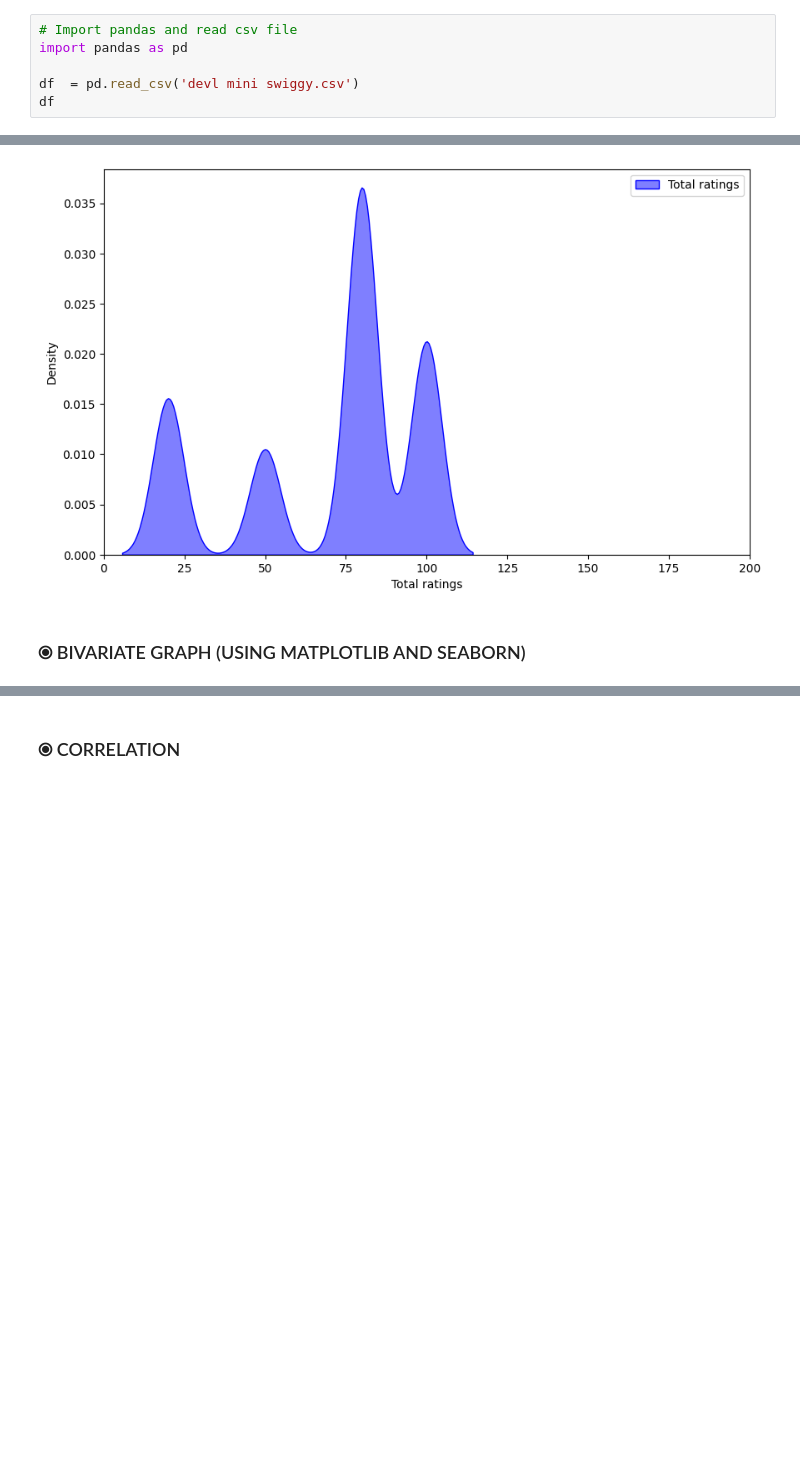
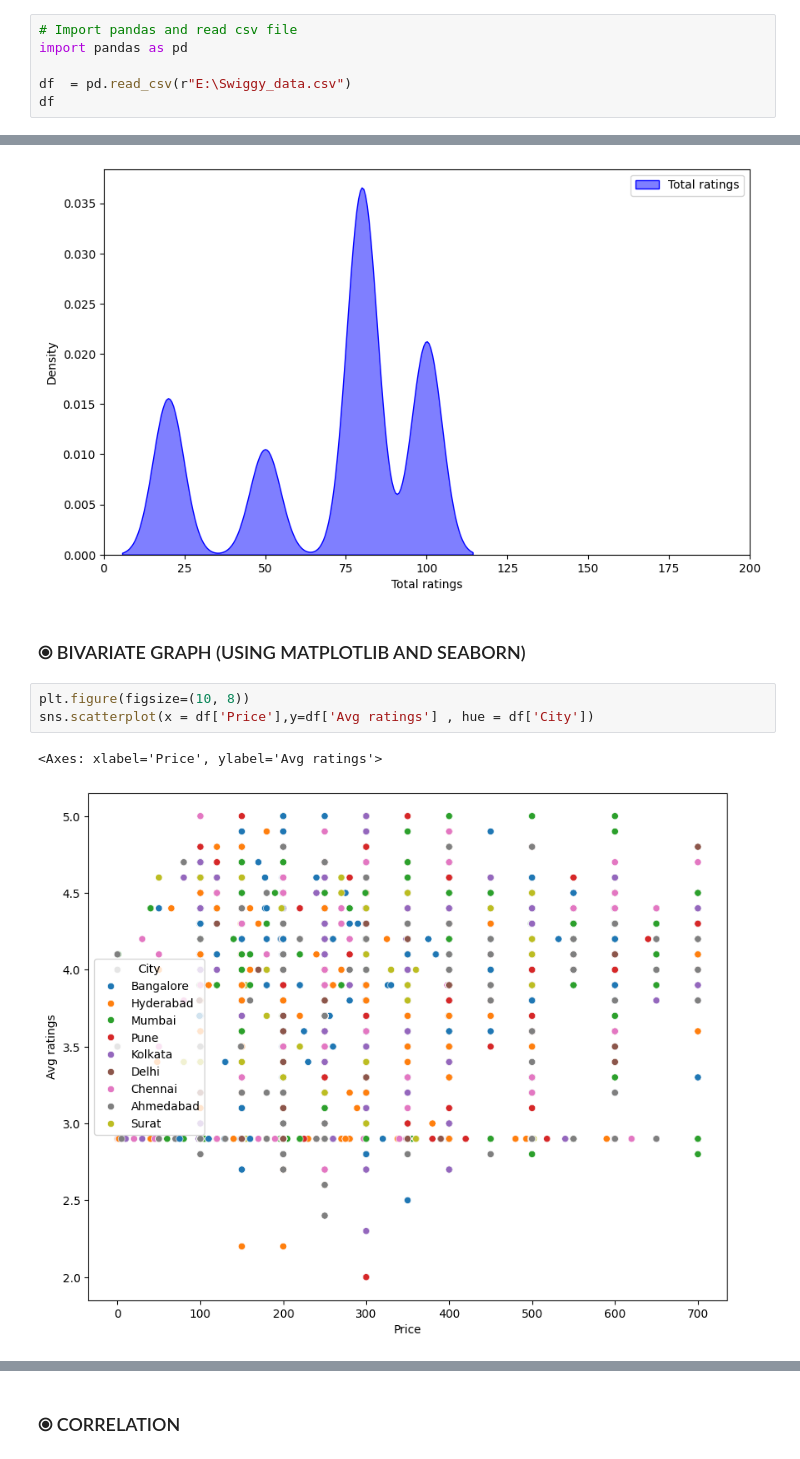
Before and after one commit to pawarsahil2005/DEVL-MiniProject, a Jupyter notebook: DEVL MINI PROJECT.ipynb, the cells around one changed output, grey strips where cells are left out. Saved outputs shown, nothing was run; the diff lists cells and outputs as text; blank space fills up the shorter version.

```diff
--- a/DEVL MINI PROJECT.ipynb
+++ b/DEVL MINI PROJECT.ipynb
@@ -6,7 +6,7 @@
 # Import pandas and read csv file
 import pandas as pd
 
-df  = pd.read_csv('devl mini swiggy.csv')
+df  = pd.read_csv(r"E:\Swiggy_data.csv")
 df
 # %% [output]
 |  | ID | Area | City | Restaurant | Price | Avg ratings | Total ratings | Food type | Address | ... |
@@ -702,3 +702,9 @@ plt.show()
 [figure]
 # %% [markdown]
 ### &#10687; BIVARIATE GRAPH (USING MATPLOTLIB AND SEABORN)
+# %%
+plt.figure(figsize=(10, 8))
+sns.scatterplot(x = df['Price'],y=df['Avg ratings'] , hue = df['City'])
+# %% [output]
+<Axes: xlabel='Price', ylabel='Avg ratings'>
+[figure, added]
```
Also changed, not shown: parts of 7 cells of this notebook.
